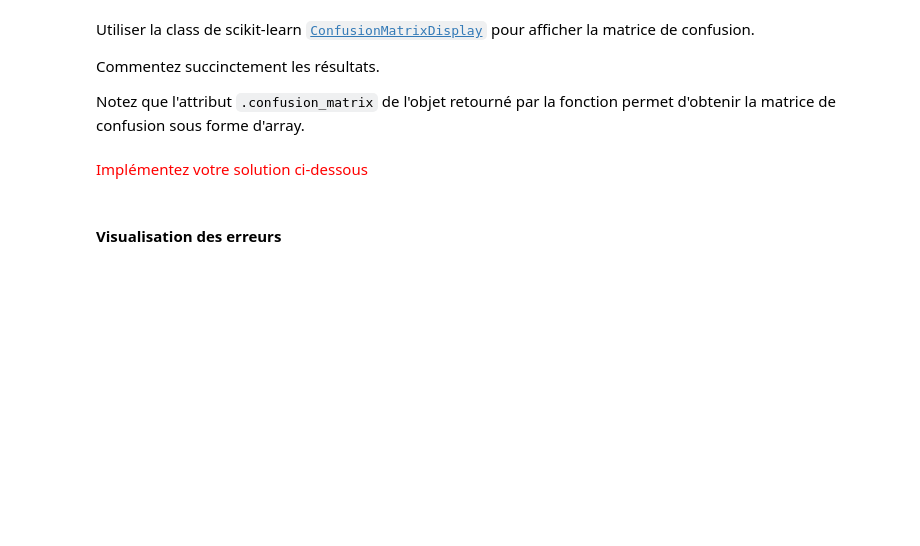
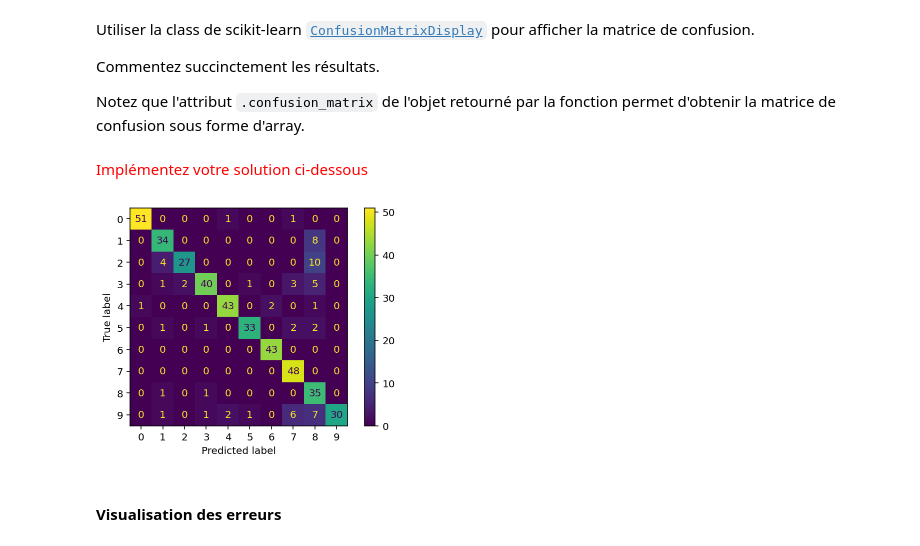
Before and after one commit to ThierryKunda/isd2, a Jupyter notebook: TP 4 - Scikit-Learn - Complete.ipynb, the cells around one changed output. Drawn from its saved outputs; the diff is of its cells as text; code cells hidden in the pictures; blank space fills up the shorter version.

```diff
--- a/TP 4 - Scikit-Learn - Complete.ipynb
+++ b/TP 4 - Scikit-Learn - Complete.ipynb
@@ -206,12 +224,20 @@ print(data.shape, digits.target.shape)
 Sélectionnez de manière aléatoire le dataset d'entrainement et de test (via la fonction [`train_test_split`](https://scikit-learn.org/stable/modules/generated/sklearn.model_selection.train_test_split.html)).
 # %% [markdown]
 <span style="color:red">Implémentez votre solution ci-dessous</span>
+# %%
+from sklearn.model_selection import train_test_split
+x_train, x_test, y_train, y_test = train_test_split(data, digits.target, random_state=1)
 # %% [markdown]
 #### Entrainement des modèles
 # %% [markdown]
 Entrainez le modèle avec l'algorithme de classification [Naive Bayes avec le noyau Gaussien](https://scikit-learn.org/stable/modules/generated/sklearn.naive_bayes.GaussianNB.html).
 # %% [markdown]
 <span style="color:red">Implémentez votre solution ci-dessous</span>
+# %%
+from sklearn.naive_bayes import GaussianNB
+modele = GaussianNB()
+modele.fit(x_train, y_train)
+y_pred = modele.predict(x_test)
 # %% [markdown]
 #### Évaluation
 # %% [markdown]
@@ -231,6 +284,11 @@ Commentez succinctement les résultats.
 Notez que l'attribut `.confusion_matrix` de l'objet retourné par la fonction permet d'obtenir la matrice de confusion sous forme d'array.
 # %% [markdown]
 <span style="color:red">Implémentez votre solution ci-dessous</span>
+# %%
+from sklearn.metrics import ConfusionMatrixDisplay
+conf_mtx = ConfusionMatrixDisplay.from_predictions(y_test, y_pred).confusion_matrix
+# %% [output]
+[figure, added]
 # %% [markdown]
 #### Visualisation des erreurs
 # %% [markdown]
```
Also changed, not shown: parts of 5 cells of this notebook.
